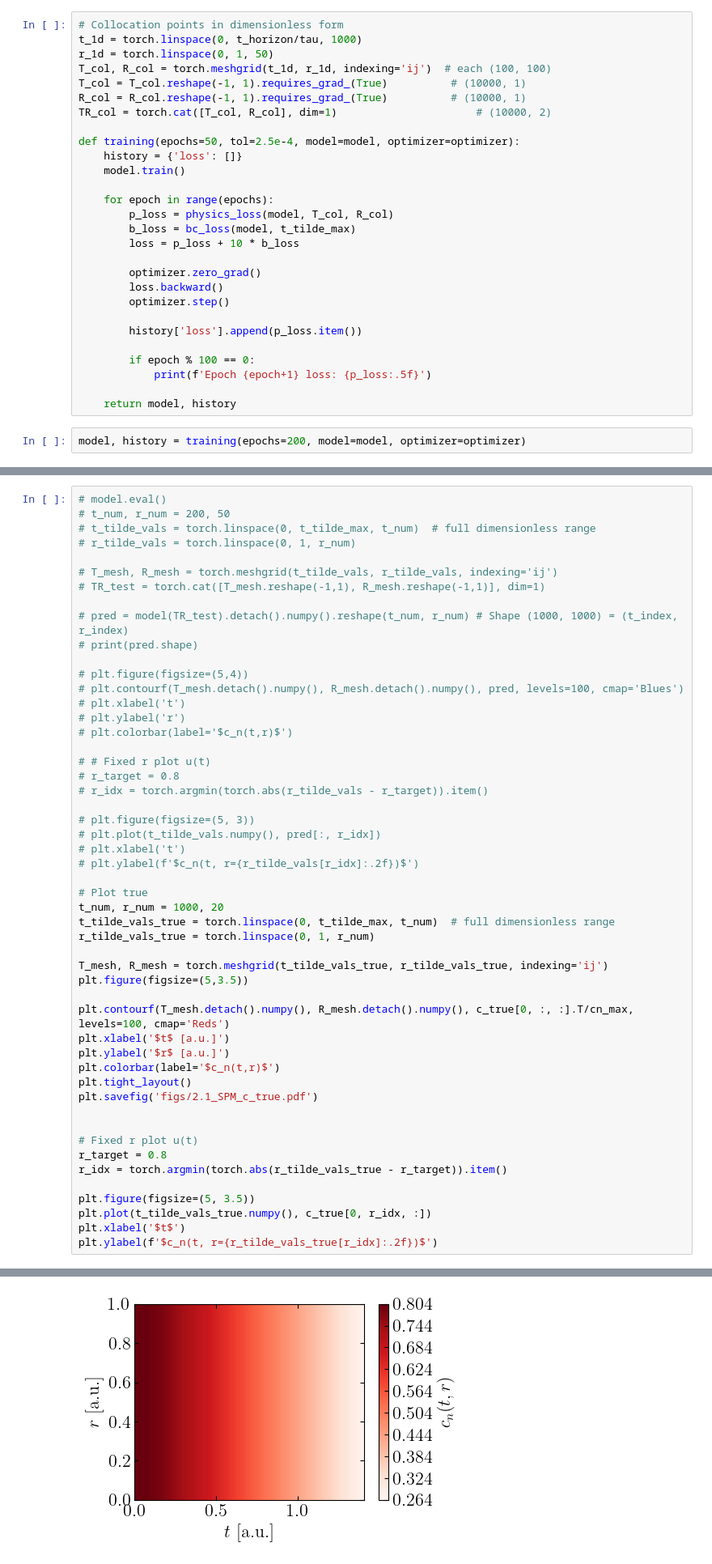
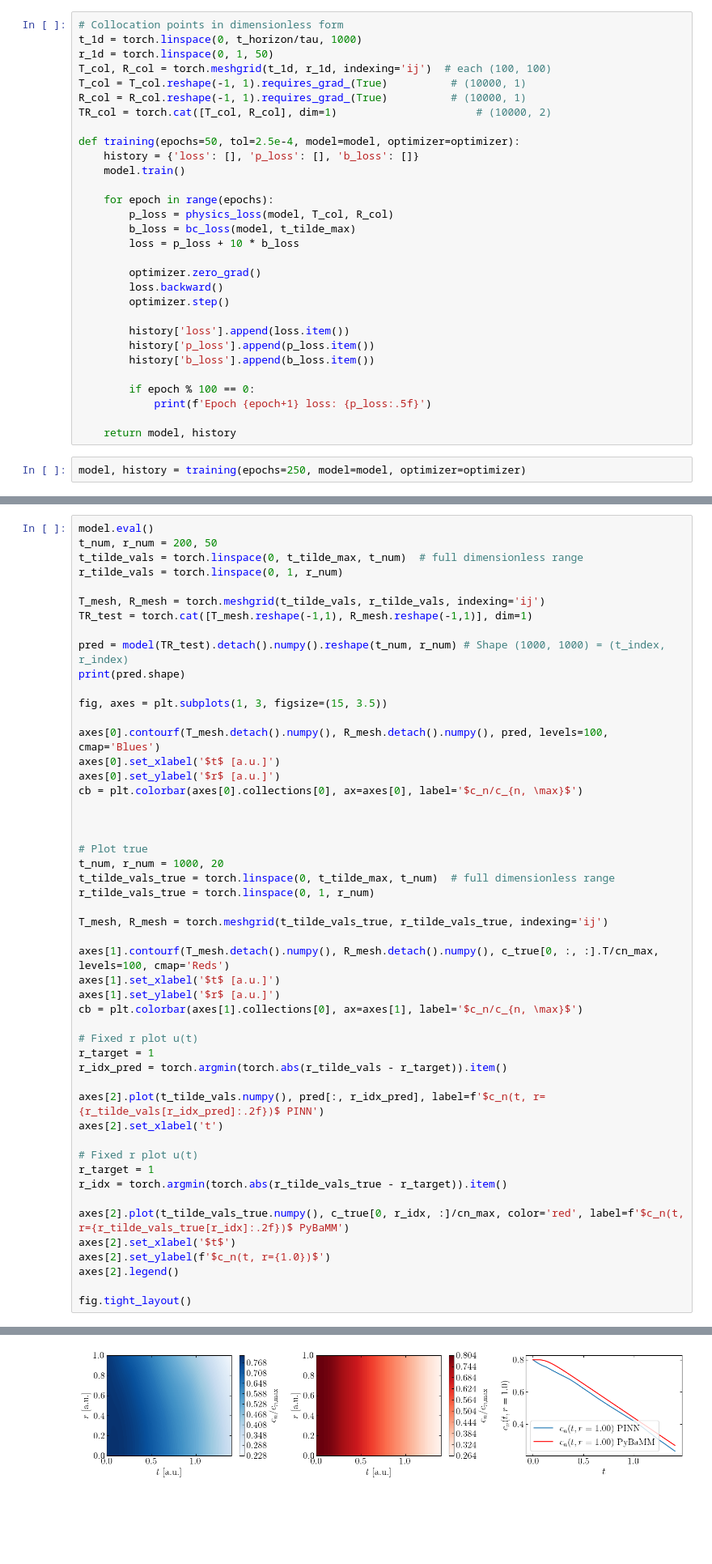
Before and after one commit to j-haralds/MSc_thesis, a Jupyter notebook: program/PINN/2.1_JN_PINN.ipynb, the cells around one changed output, grey strips where cells are left out. Shown at 81% size. Cells and saved outputs as stored; diff of their text form; blank space fills up the shorter version.

Commit message:
PINN funkar men pybamm gör inte som dem säger!?

```diff
--- a/program/PINN/2.1_JN_PINN.ipynb
+++ b/program/PINN/2.1_JN_PINN.ipynb
@@ -156,7 +161,7 @@ R_col = R_col.reshape(-1, 1).requires_grad_(True)          # (10000, 1)
 TR_col = torch.cat([T_col, R_col], dim=1)                      # (10000, 2)
 
 def training(epochs=50, tol=2.5e-4, model=model, optimizer=optimizer):
-    history = {'loss': []}
+    history = {'loss': [], 'p_loss': [], 'b_loss': []}
     model.train()
 
     for epoch in range(epochs):
@@ -168,12 +173,14 @@ def training(epochs=50, tol=2.5e-4, model=model, optimizer=optimizer):
         loss.backward()
         optimizer.step()
 
-        history['loss'].append(p_loss.item())
+        history['loss'].append(loss.item())
+        history['p_loss'].append(p_loss.item())
+        history['b_loss'].append(b_loss.item())
 
         if epoch % 100 == 0:
             print(f'Epoch {epoch+1} loss: {p_loss:.5f}')
 
     return model, history
 # %%
-model, history = training(epochs=200, model=model, optimizer=optimizer)
+model, history = training(epochs=250, model=model, optimizer=optimizer)
 # %% [output]
@@ -188,29 +201,23 @@ plt.plot(history['loss'])
 # %%
-# model.eval()
-# t_num, r_num = 200, 50
-# t_tilde_vals = torch.linspace(0, t_tilde_max, t_num)  # full dimensionless range
-# r_tilde_vals = torch.linspace(0, 1, r_num)
+model.eval()
+t_num, r_num = 200, 50
+t_tilde_vals = torch.linspace(0, t_tilde_max, t_num)  # full dimensionless range
+r_tilde_vals = torch.linspace(0, 1, r_num)
 
-# T_mesh, R_mesh = torch.meshgrid(t_tilde_vals, r_tilde_vals, indexing='ij')
-# TR_test = torch.cat([T_mesh.reshape(-1,1), R_mesh.reshape(-1,1)], dim=1)
+T_mesh, R_mesh = torch.meshgrid(t_tilde_vals, r_tilde_vals, indexing='ij')
+TR_test = torch.cat([T_mesh.reshape(-1,1), R_mesh.reshape(-1,1)], dim=1)
 
-# pred = model(TR_test).detach().numpy().reshape(t_num, r_num) # Shape (1000, 1000) = (t_index, r_index)
-# print(pred.shape)
+pred = model(TR_test).detach().numpy().reshape(t_num, r_num) # Shape (1000, 1000) = (t_index, r_index)
+print(pred.shape)
 
-# plt.figure(figsize=(5,4))
-# plt.contourf(T_mesh.detach().numpy(), R_mesh.detach().numpy(), pred, levels=100, cmap='Blues')
-# plt.xlabel('t')
-# plt.ylabel('r')
-# plt.colorbar(label='$c_n(t,r)$')
+fig, axes = plt.subplots(1, 3, figsize=(15, 3.5))
 
-# # Fixed r plot u(t)
-# r_target = 0.8
-# r_idx = torch.argmin(torch.abs(r_tilde_vals - r_target)).item()
+axes[0].contourf(T_mesh.detach().numpy(), R_mesh.detach().numpy(), pred, levels=100, cmap='Blues')
+axes[0].set_xlabel('$t$ [a.u.]')
+axes[0].set_ylabel('$r$ [a.u.]')
+cb = plt.colorbar(axes[0].collections[0], ax=axes[0], label='$c_n/c_{n, \max}$')
 
-# plt.figure(figsize=(5, 3))
-# plt.plot(t_tilde_vals.numpy(), pred[:, r_idx])
-# plt.xlabel('t')
-# plt.ylabel(f'$c_n(t, r={r_tilde_vals[r_idx]:.2f})$')
+
 
 # Plot true
 t_num, r_num = 1000, 20
@@ -218,22 +225,27 @@ t_tilde_vals_true = torch.linspace(0, t_tilde_max, t_num)  # full dimensionless
 r_tilde_vals_true = torch.linspace(0, 1, r_num)
 
 T_mesh, R_mesh = torch.meshgrid(t_tilde_vals_true, r_tilde_vals_true, indexing='ij')
-plt.figure(figsize=(5,3.5))
 
-plt.contourf(T_mesh.detach().numpy(), R_mesh.detach().numpy(), c_true[0, :, :].T/cn_max, levels=100, cmap='Reds')
-plt.xlabel('$t$ [a.u.]')
-plt.ylabel('$r$ [a.u.]')
-plt.colorbar(label='$c_n(t,r)$')
-plt.tight_layout()
-plt.savefig('figs/2.1_SPM_c_true.pdf')
-
+axes[1].contourf(T_mesh.detach().numpy(), R_mesh.detach().numpy(), c_true[0, :, :].T/cn_max, levels=100, cmap='Reds')
+axes[1].set_xlabel('$t$ [a.u.]')
+axes[1].set_ylabel('$r$ [a.u.]')
+cb = plt.colorbar(axes[1].collections[0], ax=axes[1], label='$c_n/c_{n, \max}$')
 
 # Fixed r plot u(t)
-r_target = 0.8
+r_target = 1
+r_idx_pred = torch.argmin(torch.abs(r_tilde_vals - r_target)).item()
+
+axes[2].plot(t_tilde_vals.numpy(), pred[:, r_idx_pred], label=f'$c_n(t, r={r_tilde_vals[r_idx_pred]:.2f})$ PINN')
+axes[2].set_xlabel('t')
+
+# Fixed r plot u(t)
+r_target = 1
 r_idx = torch.argmin(torch.abs(r_tilde_vals_true - r_target)).item()
 
-plt.figure(figsize=(5, 3.5))
-plt.plot(t_tilde_vals_true.numpy(), c_true[0, r_idx, :])
-plt.xlabel('$t$')
-plt.ylabel(f'$c_n(t, r={r_tilde_vals_true[r_idx]:.2f})$')
+axes[2].plot(t_tilde_vals_true.numpy(), c_true[0, r_idx, :]/cn_max, color='red', label=f'$c_n(t, r={r_tilde_vals_true[r_idx]:.2f})$ PyBaMM')
+axes[2].set_xlabel('$t$')
+axes[2].set_ylabel(f'$c_n(t, r={1.0})$')
+axes[2].legend()
+
+fig.tight_layout()
 # %% [output]
@@ -241 +253 @@ Text(0, 0.5, '$c_n(t, r=0.79)$')
-[figure, old version]
+[figure, new version]
```
Also changed, not shown: parts of 6 cells of this notebook.
